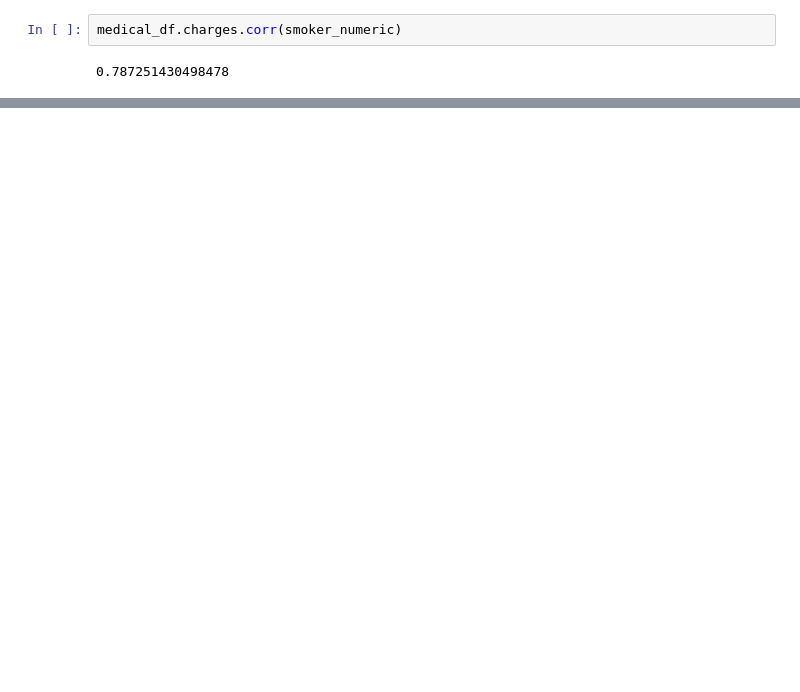
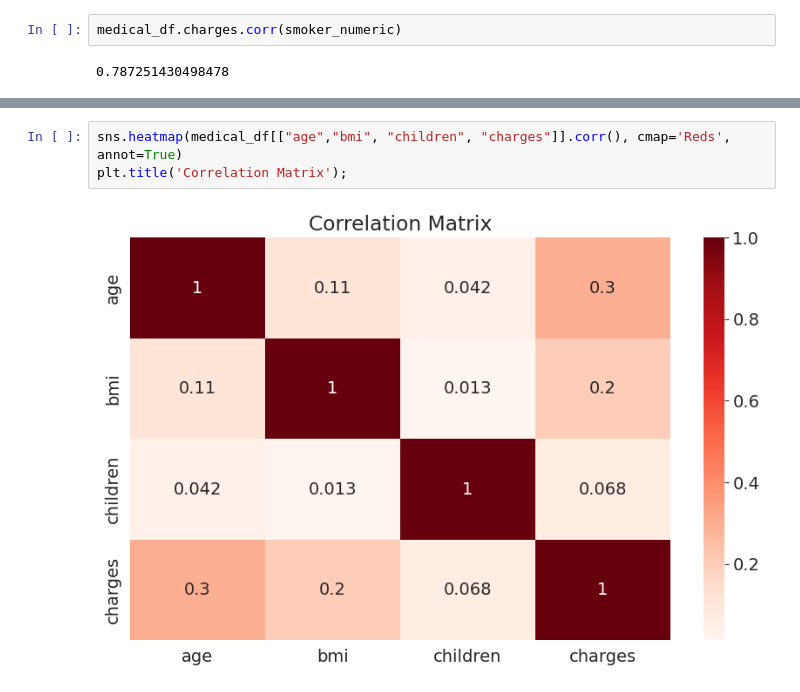
Before and after one commit to aansheeagrwal/Machine-learning, a Jupyter notebook: Linear_Regression_and_Gradient_Descent.ipynb, the cells around one changed output, grey strips where cells are left out. Drawn from its saved outputs; the diff is of its cells as text; blank space fills up the shorter version.

```diff
--- a/Linear_Regression_and_Gradient_Descent.ipynb
+++ b/Linear_Regression_and_Gradient_Descent.ipynb
@@ -233,0 +229,5 @@ medical_df.charges.corr(smoker_numeric)
+# %%
+sns.heatmap(medical_df[["age","bmi", "children", "charges"]].corr(), cmap='Reds', annot=True)
+plt.title('Correlation Matrix');
+# %% [output]
+[figure, added]
```
Also changed, not shown: parts of 75 cells of this notebook.
